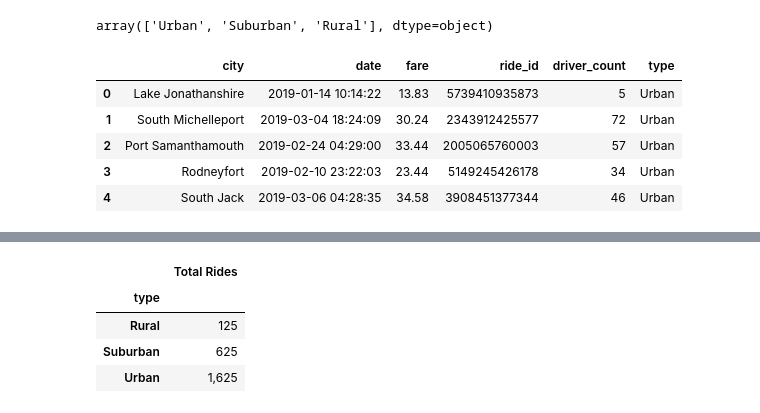
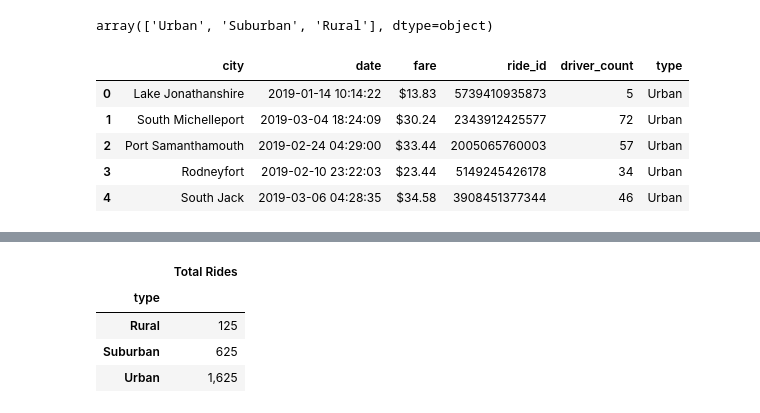
Before and after one commit to damianperreira/PyBer_Analysis, a Jupyter notebook: PyBer_Challenge.ipynb, the cells around one changed output, grey strips where cells are left out. Drawn from its saved outputs; the diff is of its cells as text; code cells hidden in the pictures.

```diff
--- a/PyBer_Challenge.ipynb
+++ b/PyBer_Challenge.ipynb
@@ -49,17 +49,17 @@ array(['Urban', 'Suburban', 'Rural'], dtype=object)
 # %%
 # Merge dataframes
 # Combine the data into a single dataset
-pyber_data_df = pd.merge(ride_data_df, city_data_df, how="left", on=["city", "city"])
+pyber_data_df = pd.merge(ride_data_df, city_data_df, how="left", on=["city"])
 
 # Display the DataFrame
 pyber_data_df.head()
 # %% [output]
 |  | city | date | fare | ride_id | driver_count | type |
-| 0 | Lake Jonathanshire | 2019-01-14 10:14:22 | 13.83 | 5739410935873 | 5 | Urban |
-| 1 | South Michelleport | 2019-03-04 18:24:09 | 30.24 | 2343912425577 | 72 | Urban |
-| 2 | Port Samanthamouth | 2019-02-24 04:29:00 | 33.44 | 2005065760003 | 57 | Urban |
-| 3 | Rodneyfort | 2019-02-10 23:22:03 | 23.44 | 5149245426178 | 34 | Urban |
-| 4 | South Jack | 2019-03-06 04:28:35 | 34.58 | 3908451377344 | 46 | Urban |
+| 0 | Lake Jonathanshire | 2019-01-14 10:14:22 | $13.83 | 5739410935873 | 5 | Urban |
+| 1 | South Michelleport | 2019-03-04 18:24:09 | $30.24 | 2343912425577 | 72 | Urban |
+| 2 | Port Samanthamouth | 2019-02-24 04:29:00 | $33.44 | 2005065760003 | 57 | Urban |
+| 3 | Rodneyfort | 2019-02-10 23:22:03 | $23.44 | 5149245426178 | 34 | Urban |
+| 4 | South Jack | 2019-03-06 04:28:35 | $34.58 | 3908451377344 | 46 | Urban |
 # %%
 # Create the Urban, Suburban and Rural DataFrames.
 urban_cities_df = pyber_data_df[pyber_data_df["type"] == "Urban"]
```
Also changed, not shown: parts of 20 cells of this notebook.
